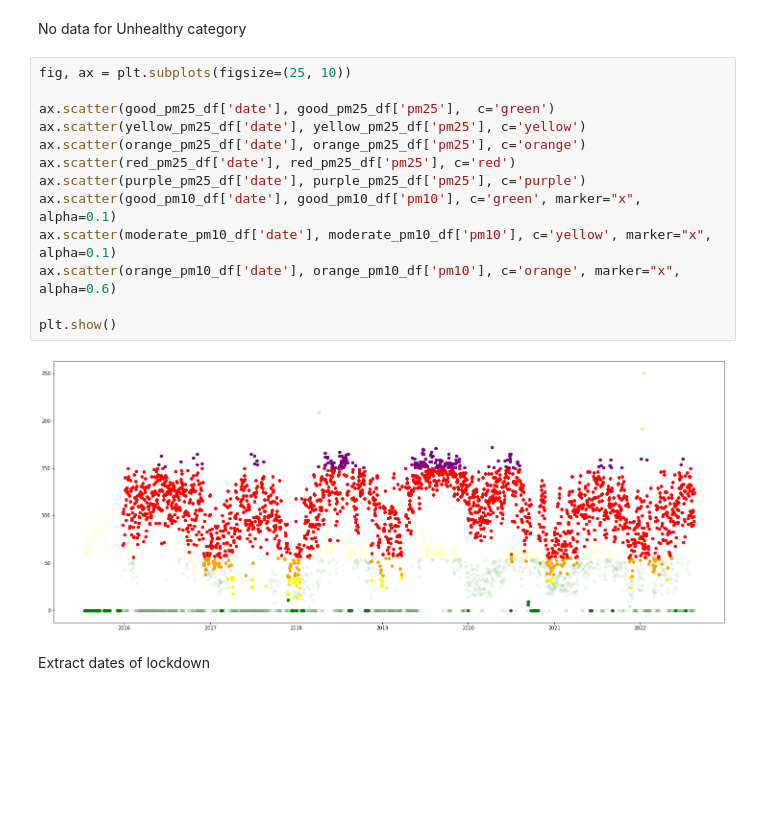
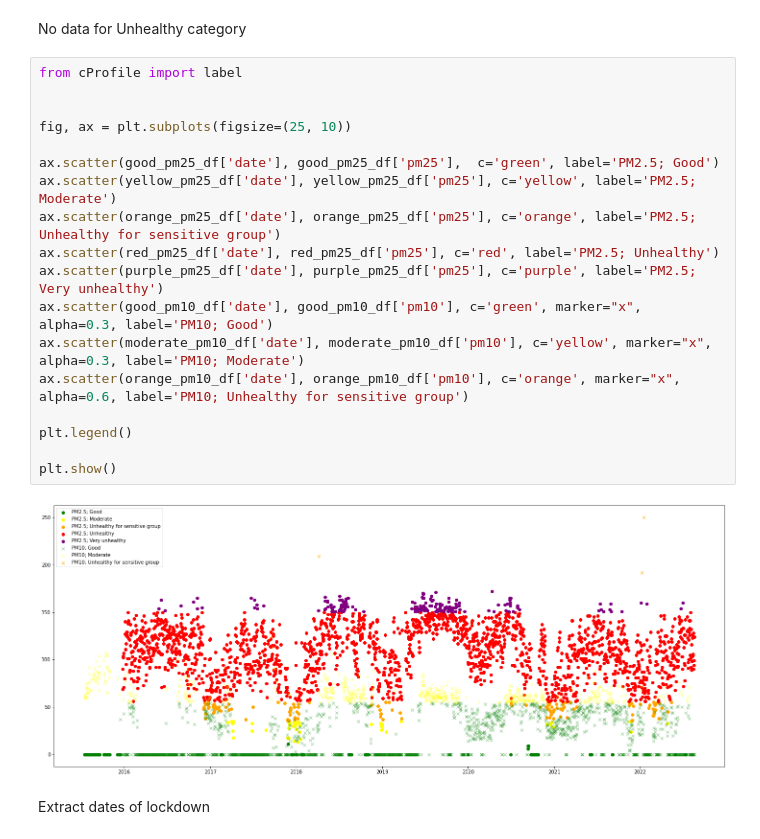
Before and after one commit to dwipaalfarisi/project-air-quality-index, a Jupyter notebook: air_pollution.ipynb, the cells around one changed output. Cells and saved outputs as stored; diff of their text form; blank space fills up the shorter version.

```diff
--- a/air_pollution.ipynb
+++ b/air_pollution.ipynb
@@ -347,20 +347,25 @@ red_pm10_df
 # %% [markdown]
 No data for Unhealthy category
 # %%
+from cProfile import label
+
+
 fig, ax = plt.subplots(figsize=(25, 10))
 
-ax.scatter(good_pm25_df['date'], good_pm25_df['pm25'],  c='green')
-ax.scatter(yellow_pm25_df['date'], yellow_pm25_df['pm25'], c='yellow')
-ax.scatter(orange_pm25_df['date'], orange_pm25_df['pm25'], c='orange')
-ax.scatter(red_pm25_df['date'], red_pm25_df['pm25'], c='red')
-ax.scatter(purple_pm25_df['date'], purple_pm25_df['pm25'], c='purple')
-ax.scatter(good_pm10_df['date'], good_pm10_df['pm10'], c='green', marker="x", alpha=0.1)
-ax.scatter(moderate_pm10_df['date'], moderate_pm10_df['pm10'], c='yellow', marker="x", alpha=0.1)
-ax.scatter(orange_pm10_df['date'], orange_pm10_df['pm10'], c='orange', marker="x", alpha=0.6)
+ax.scatter(good_pm25_df['date'], good_pm25_df['pm25'],  c='green', label='PM2.5; Good')
+ax.scatter(yellow_pm25_df['date'], yellow_pm25_df['pm25'], c='yellow', label='PM2.5; Moderate')
+ax.scatter(orange_pm25_df['date'], orange_pm25_df['pm25'], c='orange', label='PM2.5; Unhealthy for sensitive group')
+ax.scatter(red_pm25_df['date'], red_pm25_df['pm25'], c='red', label='PM2.5; Unhealthy')
+ax.scatter(purple_pm25_df['date'], purple_pm25_df['pm25'], c='purple', label='PM2.5; Very unhealthy')
+ax.scatter(good_pm10_df['date'], good_pm10_df['pm10'], c='green', marker="x", alpha=0.3, label='PM10; Good')
+ax.scatter(moderate_pm10_df['date'], moderate_pm10_df['pm10'], c='yellow', marker="x", alpha=0.3, label='PM10; Moderate')
+ax.scatter(orange_pm10_df['date'], orange_pm10_df['pm10'], c='orange', marker="x", alpha=0.6, label='PM10; Unhealthy for sensitive group')
+
+plt.legend()
 
 plt.show()
 # %% [output]
-[figure, old version]
+[figure, new version]
 # %% [markdown]
 Extract dates of lockdown
 # %%
```
Also changed, not shown: parts of 1 cell of this notebook.
